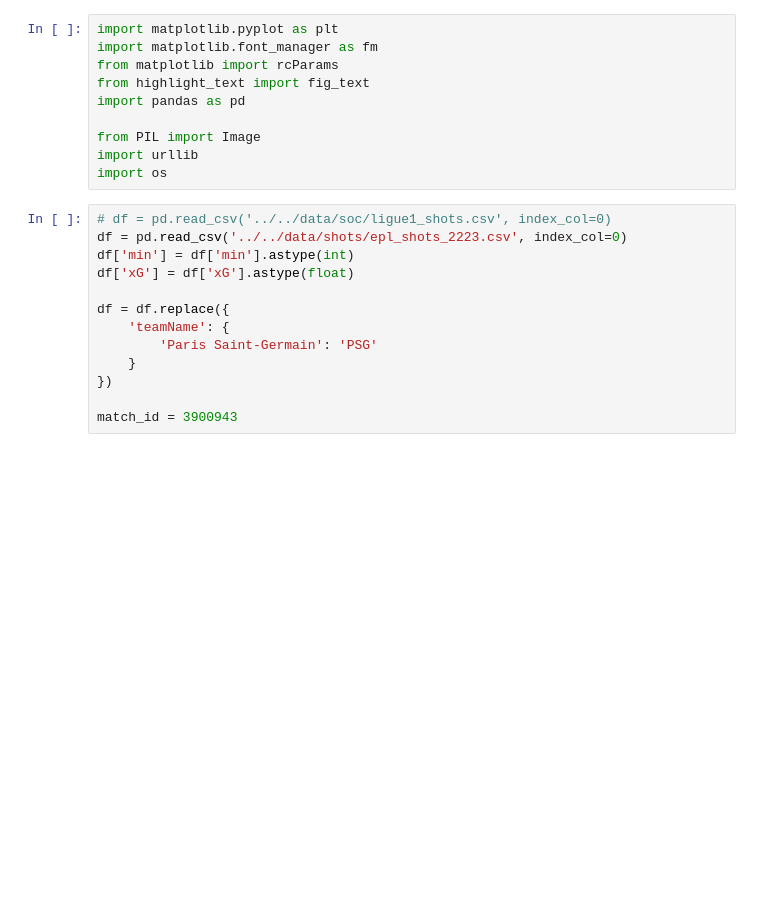
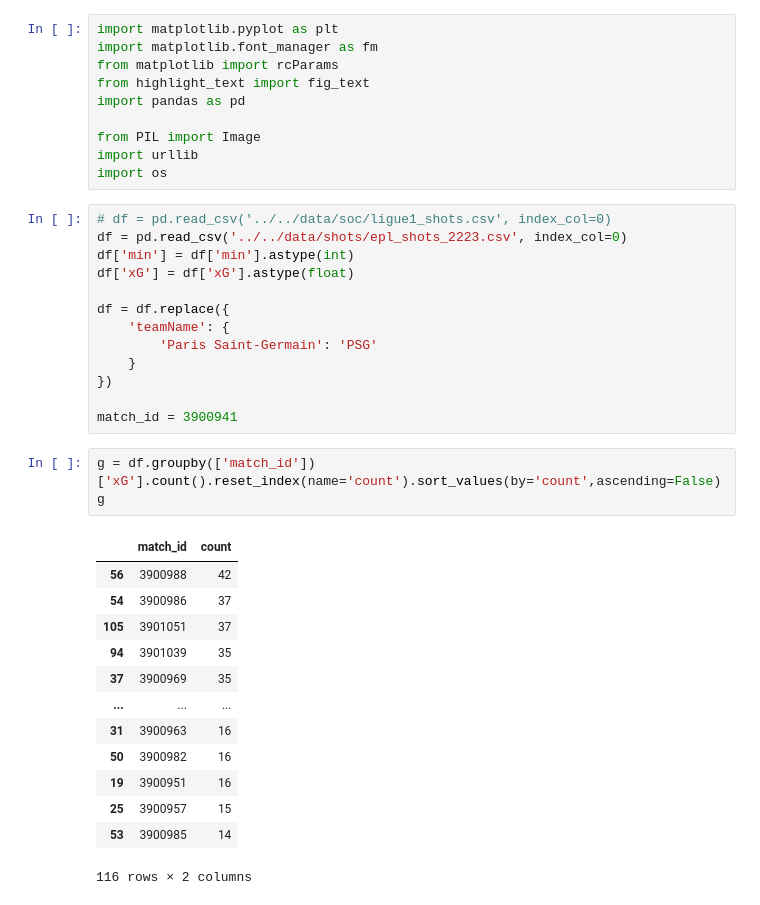
Before and after one commit to argonurcahyo/football-viz, a Jupyter notebook: src/data-viz/lollipop_chart.ipynb, the cells around one changed output. Saved outputs shown, nothing was run; the diff lists cells and outputs as text; blank space fills up the shorter version.

```diff
--- a/src/data-viz/lollipop_chart.ipynb
+++ b/src/data-viz/lollipop_chart.ipynb
@@ -20,7 +20,24 @@ df = df.replace({
     }
 })
 
-match_id = 3900943
+match_id = 3900941
+# %%
+g = df.groupby(['match_id'])['xG'].count().reset_index(name='count').sort_values(by='count',ascending=False)
+g
+# %% [output]
+|  | match_id | count |
+| 56 | 3900988 | 42 |
+| 54 | 3900986 | 37 |
+| 105 | 3901051 | 37 |
+| 94 | 3901039 | 35 |
+| 37 | 3900969 | 35 |
+| ... | ... | ... |
+| 31 | 3900963 | 16 |
+| 50 | 3900982 | 16 |
+| 19 | 3900951 | 16 |
+| 25 | 3900957 | 15 |
+| 53 | 3900985 | 14 |
+116 rows × 2 columns
 # %%
 match_df = df[df['match_id']==match_id].reset_index(drop=True)
 match_df = match_df.sort_values(by='min',ascending=True).reset_index(drop=True)
```
Also changed, not shown: parts of 1 cell of this notebook, 5 other files.
